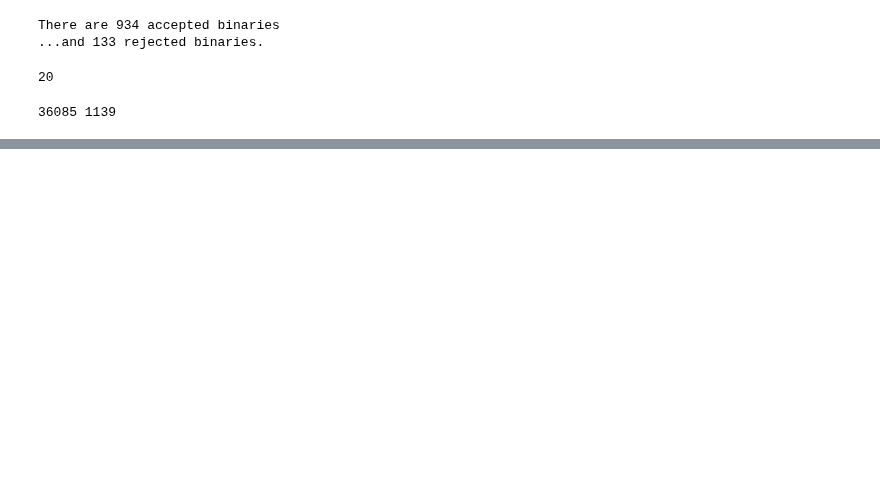
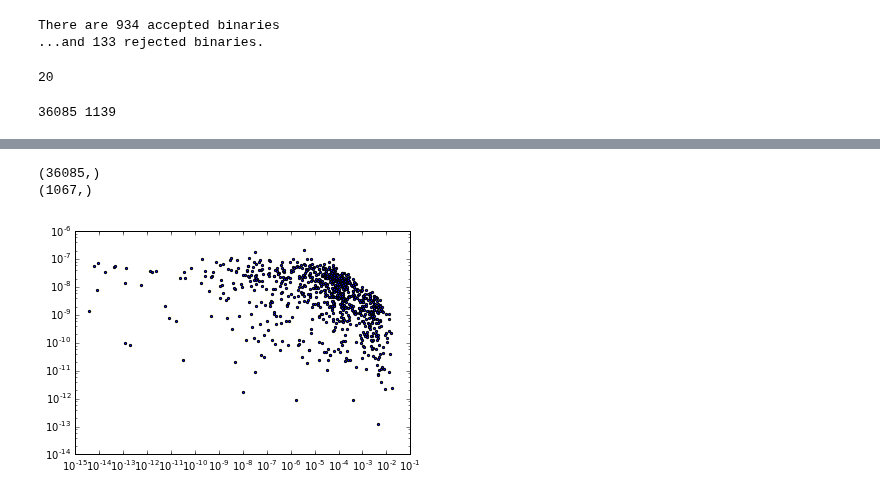
Before and after one commit to astroJeff/gaia_binaries, a Jupyter notebook: notebooks/NLTT.ipynb, the cells around one changed output, grey strips where cells are left out. Cells and saved outputs as stored; diff of their text form; code cells hidden in the pictures; blank space fills up the shorter version.

Commit message:
Added some checks to NLTT notebook

```diff
--- a/notebooks/NLTT.ipynb
+++ b/notebooks/NLTT.ipynb
@@ -540,0 +548,19 @@ plt.show()
+# %%
+prob_out = pickle.load( open("../data/rNLTT/prob_out.data", "rb"))
+prob_out_CG = pickle.load( open("../data/rNLTT/prob_out_CG.data", "rb"))
+# %%
+print prob_out.shape
+print prob_out_CG.shape
+# %% [output]
+(36085,)
+(1067,)
+# %%
+plt.scatter(prob_out['P_binary'], prob_out['P_random'], marker='.')
+
+plt.xlim(1.0e-15, 1.0e-1)
+plt.ylim(1.0e-14, 1.0e-6)
+plt.xscale('log')
+plt.yscale('log')
+plt.show()
+# %% [output]
+[figure, added]
```
Also changed, not shown: parts of 24 cells of this notebook.
